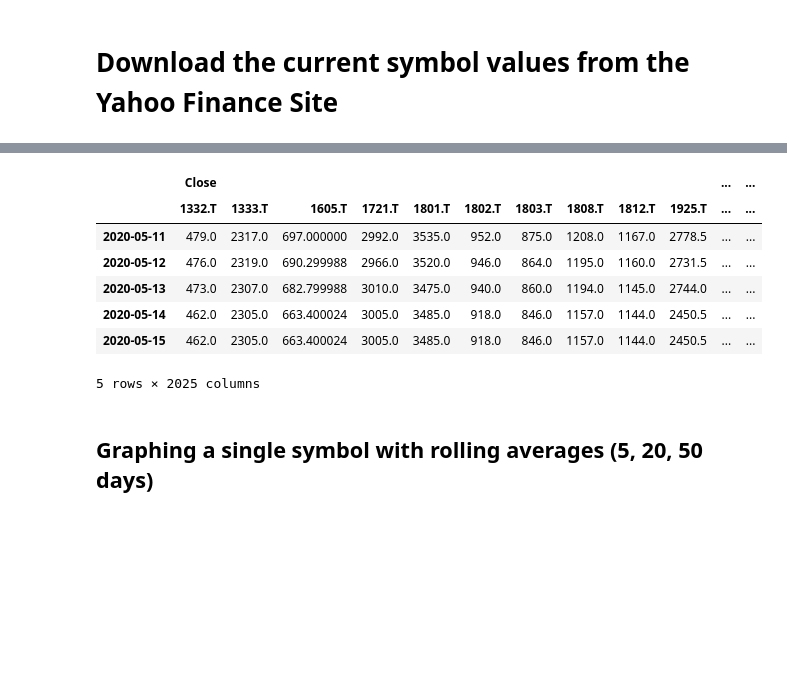
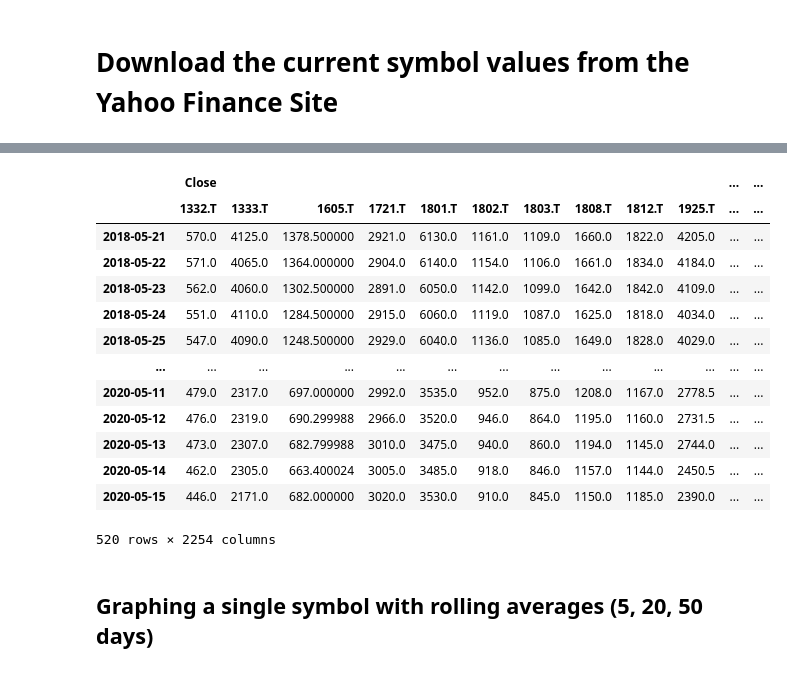
Before and after one commit to cerebraljam/rnn_lstm_nikkei225_predictions, a Jupyter notebook: tse_lstm_predictions.ipynb, the cells around one changed output, grey strips where cells are left out. Drawn from its saved outputs; the diff is of its cells as text; code cells hidden in the pictures; blank space fills up the shorter version.

```diff
--- a/tse_lstm_predictions.ipynb
+++ b/tse_lstm_predictions.ipynb
@@ -160,7 +160,9 @@ today = datetime.date.today()
 tomorrow = today + datetime.timedelta(days=1)
 print('today', today.strftime("%Y-%m-%d"), 'tomorrow', tomorrow.strftime("%Y-%m-%d"))
 
-tickers = list(nikkei225.keys())
-start_date = '2019-01-01'
+tickers = list(nikkei225.keys()) + ['^N225']
+start_date = '2018-01-01'
 end_date = tomorrow
+
+all_weekdays = pd.date_range(start=start_date, end=end_date, freq='B')
 # %% [output]
@@ -173,9 +175,9 @@ df_raw_nikkei225 = yf.download(tickers, start=start_date, end=end_date)
 # %%
 # A bit of cleanup...
-all_weekdays = pd.date_range(start=start_date, end=end_date, freq='B')
-df_clean_nikkei2225 = df_raw_nikkei225.reindex(all_weekdays)
-df_clean_nikkei2225 = df_clean_nikkei2225.fillna(method='ffill')
-df_clean_nikkei2225.tail()
+df_clean_nikkei225 = df_raw_nikkei225.reindex(all_weekdays)
+df_clean_nikkei225 = df_clean_nikkei225.fillna(method='ffill')
+
+df_clean_nikkei225
 # %% [output]
 |  | Adj Close |  |  |  |  |  |  |  |  |  | ... | ... |
 |  | 1332.T | 1333.T | 1605.T | 1721.T | 1801.T | 1802.T | 1803.T | 1808.T | 1812.T | 1925.T | ... | ... |
@@ -188,29 +196,37 @@ df_clean_nikkei2225.tail()
 # %%
 # keeping a dataframe with just the close values
-df_close_nikkei225 = df_clean_nikkei2225['Close']
+df_close_nikkei225 = df_clean_nikkei225['Close']
 
 # here I am adding few values, mainly rolling averages over 5,20 and 100 days,
 # then the ratio between the 5 and 20 days rolling average, then 20 and 100 days
 for symbol in [x for x in nikkei225.keys()]:
-    df_clean_nikkei2225[('RollAvg5', symbol)] = df_close_nikkei225.loc[:, symbol].rolling(window=5).mean()
-    df_clean_nikkei2225[('RollAvg20', symbol)] = df_close_nikkei225.loc[:, symbol].rolling(window=20).mean()
-    df_clean_nikkei2225[('RollAvg100', symbol)] = df_close_nikkei225.loc[:, symbol].rolling(window=100).mean()
-    df_clean_nikkei2225[('ratio5-20', symbol)] = df_clean_nikkei2225[('RollAvg5', symbol)] / df_clean_nikkei2225[('RollAvg20', symbol)]
-    df_clean_nikkei2225[('ratio20-100', symbol)] = df_clean_nikkei2225[('RollAvg20', symbol)] / df_clean_nikkei2225[('RollAvg100', symbol)]
+    df_clean_nikkei225[('RollAvg5', symbol)] = df_close_nikkei225.loc[:, symbol].rolling(window=5).mean()
+    df_clean_nikkei225[('RollAvg20', symbol)] = df_close_nikkei225.loc[:, symbol].rolling(window=20).mean()
+    df_clean_nikkei225[('RollAvg100', symbol)] = df_close_nikkei225.loc[:, symbol].rolling(window=100).mean()
+    df_clean_nikkei225[('N225', symbol)] = df_close_nikkei225.loc[:, '^N225']
+
+    df_clean_nikkei225[('ratio5-20', symbol)] = df_clean_nikkei225[('RollAvg5', symbol)] / df_clean_nikkei225[('RollAvg20', symbol)]
+    df_clean_nikkei225[('ratio20-100', symbol)] = df_clean_nikkei225[('RollAvg20', symbol)] / df_clean_nikkei225[('RollAvg100', symbol)]
 
 
 # keeping a dataframe with the relevant values used for our model
-df_relev_nikkei225 = df_clean_nikkei2225[['Close', 'High', 'Low', 'Volume', 'RollAvg5', 'RollAvg20', 'RollAvg100', 'ratio5-20', 'ratio20-100']]
-df_relev_nikkei225.tail()
+df_relev_nikkei225 = df_clean_nikkei225[['Close', 'High', 'Low', 'Volume', 'RollAvg5', 'RollAvg20', 'RollAvg100', 'ratio5-20', 'ratio20-100', 'N225']]
+df_relev_nikkei225.tail(-100)
 # %% [output]
 |  | Close |  |  |  |  |  |  |  |  |  | ... | ... |
 |  | 1332.T | 1333.T | 1605.T | 1721.T | 1801.T | 1802.T | 1803.T | 1808.T | 1812.T | 1925.T | ... | ... |
+| 2018-05-21 | 570.0 | 4125.0 | 1378.500000 | 2921.0 | 6130.0 | 1161.0 | 1109.0 | 1660.0 | 1822.0 | 4205.0 | ... | ... |
+| 2018-05-22 | 571.0 | 4065.0 | 1364.000000 | 2904.0 | 6140.0 | 1154.0 | 1106.0 | 1661.0 | 1834.0 | 4184.0 | ... | ... |
+| 2018-05-23 | 562.0 | 4060.0 | 1302.500000 | 2891.0 | 6050.0 | 1142.0 | 1099.0 | 1642.0 | 1842.0 | 4109.0 | ... | ... |
+| 2018-05-24 | 551.0 | 4110.0 | 1284.500000 | 2915.0 | 6060.0 | 1119.0 | 1087.0 | 1625.0 | 1818.0 | 4034.0 | ... | ... |
+| 2018-05-25 | 547.0 | 4090.0 | 1248.500000 | 2929.0 | 6040.0 | 1136.0 | 1085.0 | 1649.0 | 1828.0 | 4029.0 | ... | ... |
+| ... | ... | ... | ... | ... | ... | ... | ... | ... | ... | ... | ... | ... |
 | 2020-05-11 | 479.0 | 2317.0 | 697.000000 | 2992.0 | 3535.0 | 952.0 | 875.0 | 1208.0 | 1167.0 | 2778.5 | ... | ... |
 | 2020-05-12 | 476.0 | 2319.0 | 690.299988 | 2966.0 | 3520.0 | 946.0 | 864.0 | 1195.0 | 1160.0 | 2731.5 | ... | ... |
 | 2020-05-13 | 473.0 | 2307.0 | 682.799988 | 3010.0 | 3475.0 | 940.0 | 860.0 | 1194.0 | 1145.0 | 2744.0 | ... | ... |
 | 2020-05-14 | 462.0 | 2305.0 | 663.400024 | 3005.0 | 3485.0 | 918.0 | 846.0 | 1157.0 | 1144.0 | 2450.5 | ... | ... |
-| 2020-05-15 | 462.0 | 2305.0 | 663.400024 | 3005.0 | 3485.0 | 918.0 | 846.0 | 1157.0 | 1144.0 | 2450.5 | ... | ... |
+| 2020-05-15 | 446.0 | 2171.0 | 682.000000 | 3020.0 | 3530.0 | 910.0 | 845.0 | 1150.0 | 1185.0 | 2390.0 | ... | ... |
-5 rows × 2025 columns
+520 rows × 2254 columns
 # %% [markdown]
 ## Graphing a single symbol with rolling averages (5, 20, 50 days)
 # %%
```
Also changed, not shown: parts of 16 cells of this notebook.
